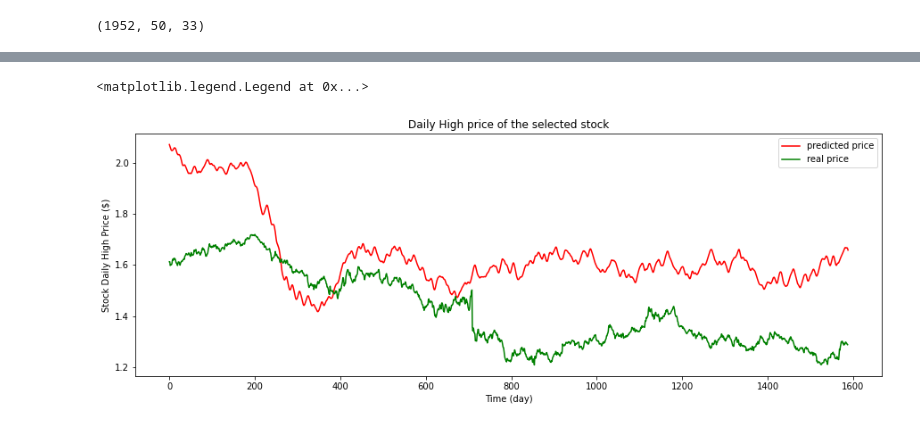
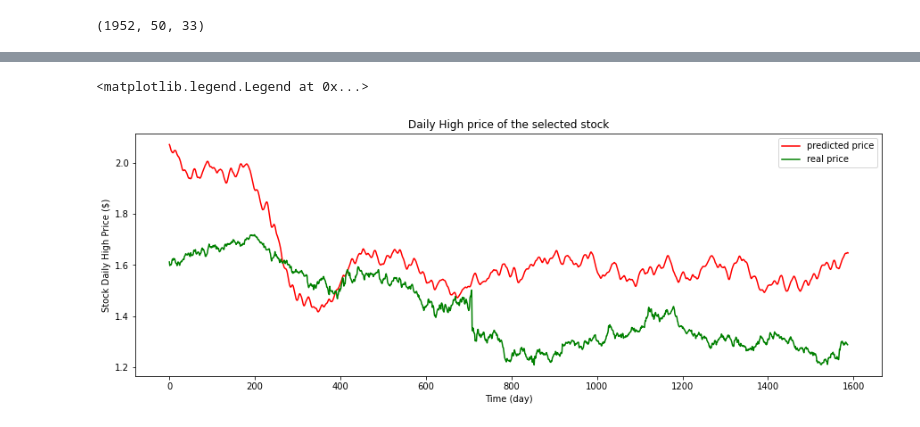
Before and after one commit to pikasean/LSTM, a Jupyter notebook: Neural Networks/LSTM.ipynb, the cells around one changed output, grey strips where cells are left out. Cells and saved outputs as stored; diff of their text form; code cells hidden in the pictures.

Commit message:
offset prediction value

```diff
--- a/Neural Networks/LSTM.ipynb
+++ b/Neural Networks/LSTM.ipynb
@@ -188,9 +184,9 @@ Epoch 5/5
 predicted_value = model.predict(X_test)
 li = input_data.shape[0]
 lp = predicted_value.shape[0]
-for i in range(li - lp, li):
-    input_data[i][0] = predicted_value[i - (li - lp)][0]
+for i in range(li - lp, li - 1):
+    input_data[i + 1][0] = predicted_value[i - (li - lp)][0]
 
 input_data = sc.inverse_transform(input_data)
 
-input_data
+input_data = input_data[-(test_size+lookback) + 1:,0]
@@ -211,4 +193,4 @@ array([[   1.5829    ,    1.5773    ,    1.5761    , ..., -374.3802858 ,
 # %%
-actual_data = data.iloc[:, 1:].values
+actual_data = data.iloc[:, 1:].values[-(test_size+lookback) + 1:,0]
 actual_data
 # %% [output]
@@ -228,12 +198,12 @@ array([[   1.5829    ,    1.5773    ,    1.5761    , ..., -374.3802858 ,
 # %%
 plt.figure(figsize=(15,5))
-plt.plot(input_data[-(test_size+lookback):,0], color= 'red', label="predicted price")
-plt.plot(actual_data[-(test_size+lookback):,0], color='green', label="real price")
+plt.plot(input_data, color= 'red', label="predicted price")
+plt.plot(actual_data, color='green', label="real price")
 plt.title("Daily High price of the selected stock")
 plt.xlabel("Time (day)")
 plt.ylabel("Stock Daily High Price ($)")
 
 plt.legend()
 # %% [output]
 <matplotlib.legend.Legend at 0x...>
-[figure, old version]
+[figure, new version]
```
Also changed, not shown: parts of 4 cells of this notebook.
